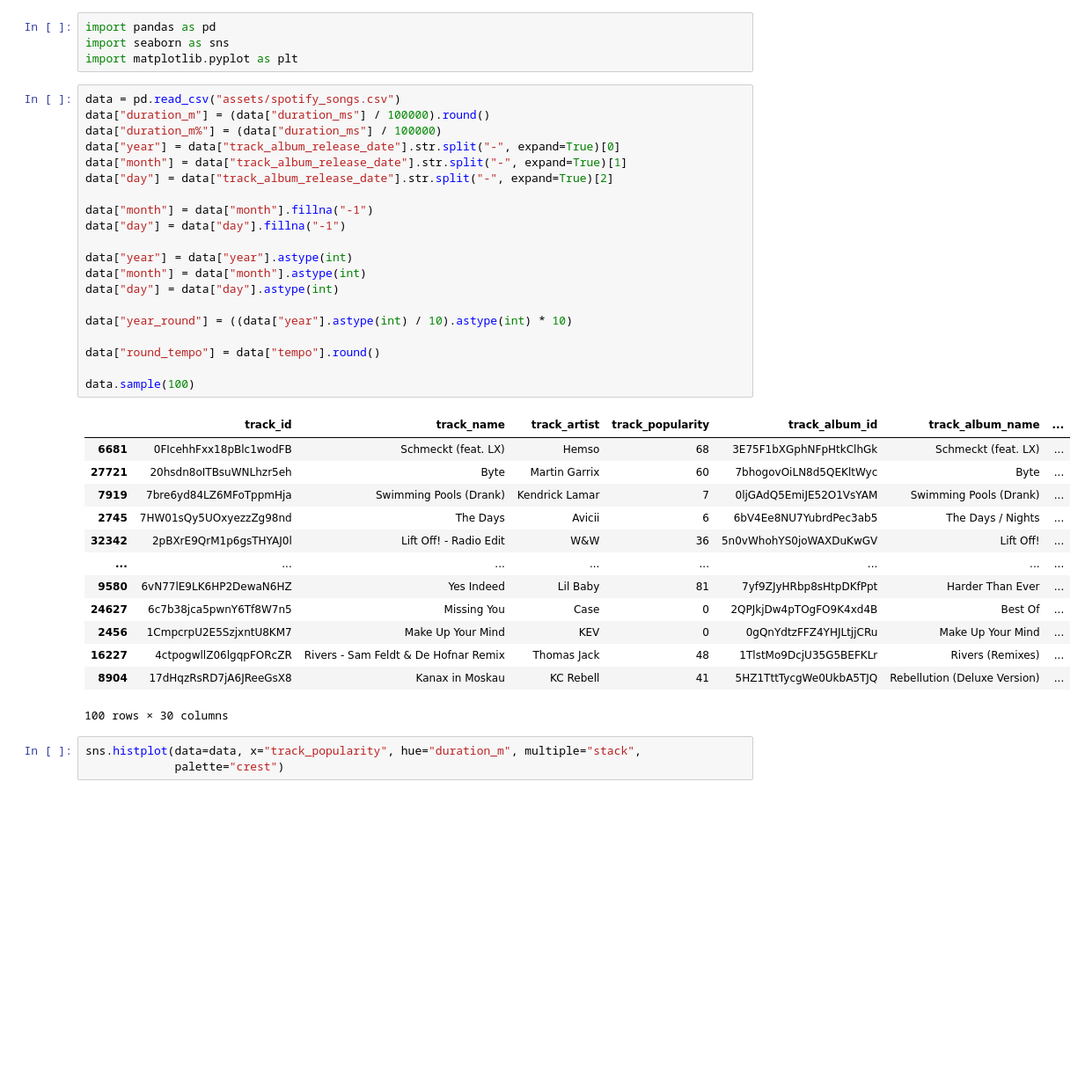
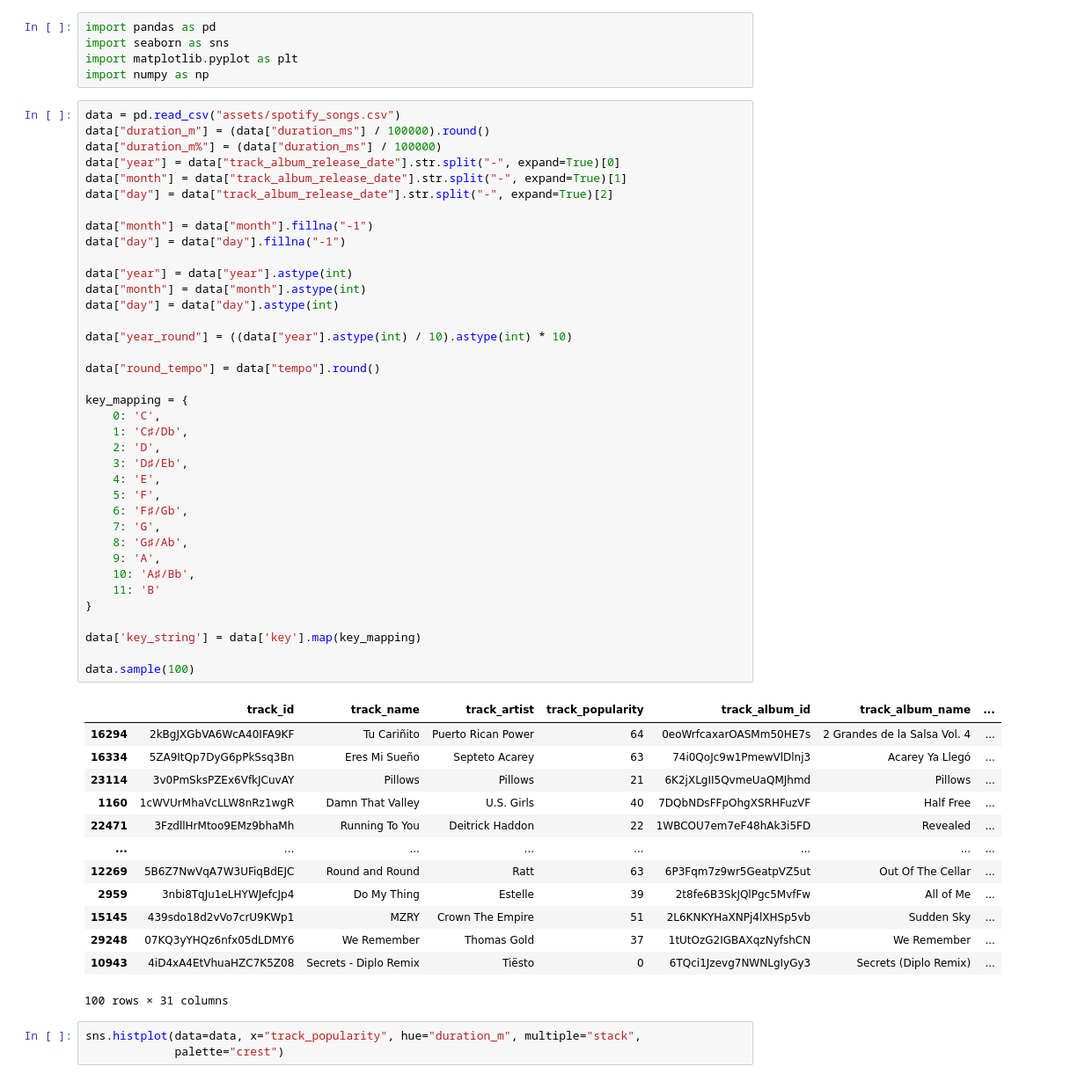
Before and after one commit to Toffuh/project-aids, a Jupyter notebook: Spotify.ipynb, the cells around one changed output. Shown at 88% size. Cells and saved outputs as stored; diff of their text form; blank space fills up the shorter version.

```diff
--- a/Spotify.ipynb
+++ b/Spotify.ipynb
@@ -2,40 +2,58 @@
 import pandas as pd
 import seaborn as sns
 import matplotlib.pyplot as plt
+import numpy as np
 # %%
 data = pd.read_csv("assets/spotify_songs.csv")
 data["duration_m"] = (data["duration_ms"] / 100000).round()
 data["duration_m%"] = (data["duration_ms"] / 100000)
 data["year"] = data["track_album_release_date"].str.split("-", expand=True)[0]
 data["month"] = data["track_album_release_date"].str.split("-", expand=True)[1]
 data["day"] = data["track_album_release_date"].str.split("-", expand=True)[2]
 
 data["month"] = data["month"].fillna("-1")
 data["day"] = data["day"].fillna("-1")
 
 data["year"] = data["year"].astype(int)
 data["month"] = data["month"].astype(int)
 data["day"] = data["day"].astype(int)
 
 data["year_round"] = ((data["year"].astype(int) / 10).astype(int) * 10)
 
 data["round_tempo"] = data["tempo"].round()
 
+key_mapping = {
+    0: 'C',
+    1: 'C♯/Db',
+    2: 'D',
+    3: 'D♯/Eb',
+    4: 'E',
+    5: 'F',
+    6: 'F♯/Gb',
+    7: 'G',
+    8: 'G♯/Ab',
+    9: 'A',
+    10: 'A♯/Bb',
+    11: 'B'
+}
+
+data['key_string'] = data['key'].map(key_mapping)
+
 data.sample(100)
 # %% [output]
 |  | track_id | track_name | track_artist | track_popularity | track_album_id | track_album_name | ... |
-| 6681 | 0FIcehhFxx18pBlc1wodFB | Schmeckt (feat. LX) | Hemso | 68 | 3E75F1bXGphNFpHtkClhGk | Schmeckt (feat. LX) | ... |
-| 27721 | 20hsdn8oITBsuWNLhzr5eh | Byte | Martin Garrix | 60 | 7bhogovOiLN8d5QEKltWyc | Byte | ... |
-| 7919 | 7bre6yd84LZ6MFoTppmHja | Swimming Pools (Drank) | Kendrick Lamar | 7 | 0ljGAdQ5EmiJE52O1VsYAM | Swimming Pools (Drank) | ... |
-| 2745 | 7HW01sQy5UOxyezzZg98nd | The Days | Avicii | 6 | 6bV4Ee8NU7YubrdPec3ab5 | The Days / Nights | ... |
-| 32342 | 2pBXrE9QrM1p6gsTHYAJ0l | Lift Off! - Radio Edit | W&W | 36 | 5n0vWhohYS0joWAXDuKwGV | Lift Off! | ... |
+| 16294 | 2kBgJXGbVA6WcA40IFA9KF | Tu Cariñito | Puerto Rican Power | 64 | 0eoWrfcaxarOASMm50HE7s | 2 Grandes de la Salsa Vol. 4 | ... |
+| 16334 | 5ZA9ItQp7DyG6pPkSsq3Bn | Eres Mi Sueño | Septeto Acarey | 63 | 74i0QoJc9w1PmewVlDlnj3 | Acarey Ya Llegó | ... |
+| 23114 | 3v0PmSksPZEx6VfkJCuvAY | Pillows | Pillows | 21 | 6K2jXLgII5QvmeUaQMJhmd | Pillows | ... |
+| 1160 | 1cWVUrMhaVcLLW8nRz1wgR | Damn That Valley | U.S. Girls | 40 | 7DQbNDsFFpOhgXSRHFuzVF | Half Free | ... |
+| 22471 | 3FzdllHrMtoo9EMz9bhaMh | Running To You | Deitrick Haddon | 22 | 1WBCOU7em7eF48hAk3i5FD | Revealed | ... |
 | ... | ... | ... | ... | ... | ... | ... | ... |
-| 9580 | 6vN77lE9LK6HP2DewaN6HZ | Yes Indeed | Lil Baby | 81 | 7yf9ZJyHRbp8sHtpDKfPpt | Harder Than Ever | ... |
-| 24627 | 6c7b38jca5pwnY6Tf8W7n5 | Missing You | Case | 0 | 2QPJkjDw4pTOgFO9K4xd4B | Best Of | ... |
-| 2456 | 1CmpcrpU2E5SzjxntU8KM7 | Make Up Your Mind | KEV | 0 | 0gQnYdtzFFZ4YHJLtjjCRu | Make Up Your Mind | ... |
-| 16227 | 4ctpogwllZ06lgqpFORcZR | Rivers - Sam Feldt & De Hofnar Remix | Thomas Jack | 48 | 1TlstMo9DcjU35G5BEFKLr | Rivers (Remixes) | ... |
-| 8904 | 17dHqzRsRD7jA6JReeGsX8 | Kanax in Moskau | KC Rebell | 41 | 5HZ1TttTycgWe0UkbA5TJQ | Rebellution (Deluxe Version) | ... |
+| 12269 | 5B6Z7NwVqA7W3UFiqBdEJC | Round and Round | Ratt | 63 | 6P3Fqm7z9wr5GeatpVZ5ut | Out Of The Cellar | ... |
+| 2959 | 3nbi8TqJu1eLHYWJefcJp4 | Do My Thing | Estelle | 39 | 2t8fe6B3SkJQlPgc5MvfFw | All of Me | ... |
+| 15145 | 439sdo18d2vVo7crU9KWp1 | MZRY | Crown The Empire | 51 | 2L6KNKYHaXNPj4lXHSp5vb | Sudden Sky | ... |
+| 29248 | 07KQ3yYHQz6nfx05dLDMY6 | We Remember | Thomas Gold | 37 | 1tUtOzG2IGBAXqzNyfshCN | We Remember | ... |
+| 10943 | 4iD4xA4EtVhuaHZC7K5Z08 | Secrets - Diplo Remix | Tiësto | 0 | 6TQci1Jzevg7NWNLgIyGy3 | Secrets (Diplo Remix) | ... |
-100 rows × 30 columns
+100 rows × 31 columns
 # %%
 sns.histplot(data=data, x="track_popularity", hue="duration_m", multiple="stack",
              palette="crest")
```
Also changed, not shown: parts of 2 cells of this notebook, 3 other files.
